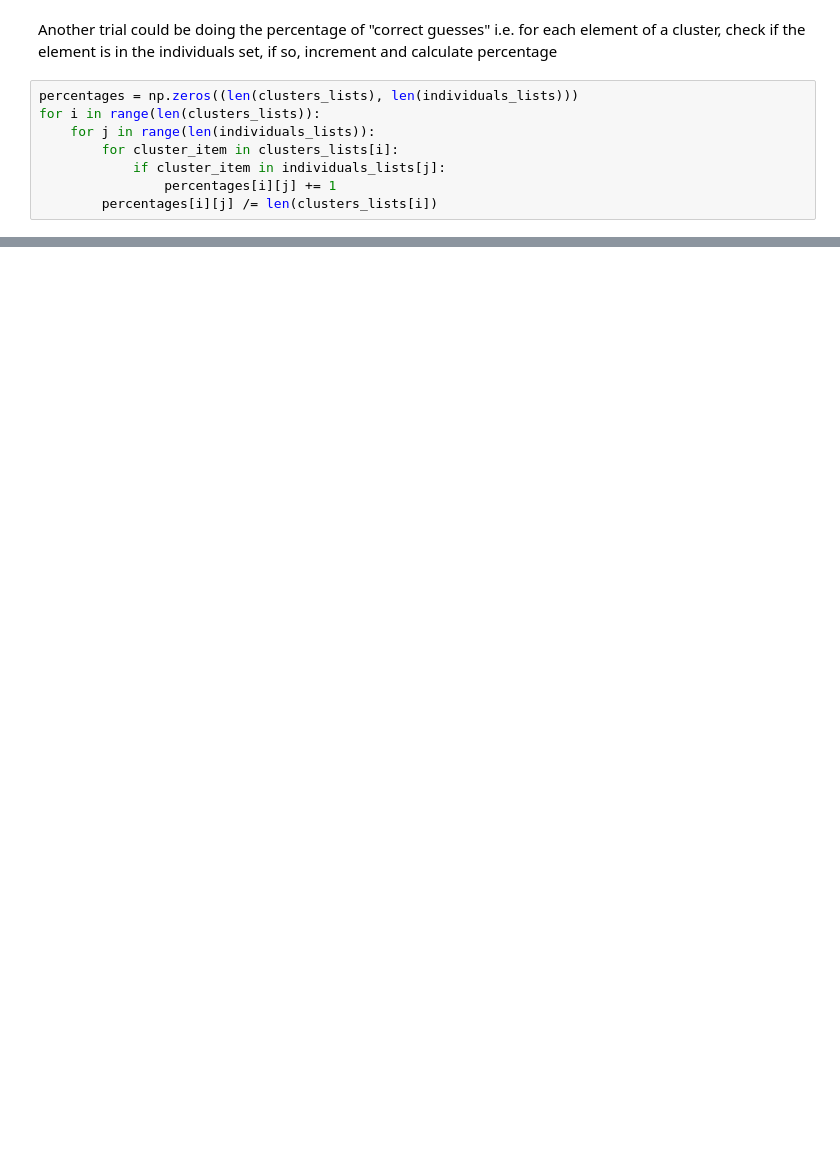
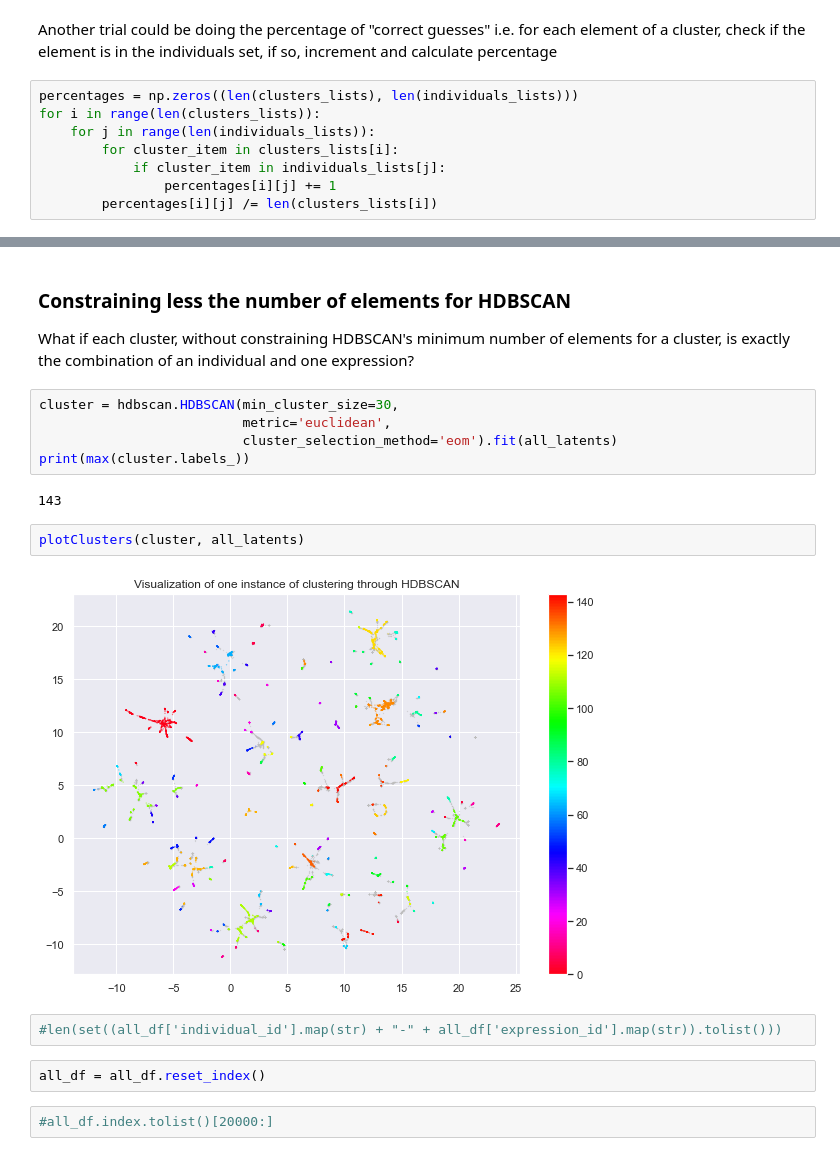
Before and after one commit to wedrid/Neural3DMM, a Jupyter notebook: explore_clusters/clusters_exploration.ipynb, the cells around one changed output, grey strips where cells are left out. Cells and saved outputs as stored; diff of their text form; blank space fills up the shorter version.

```diff
--- a/explore_clusters/clusters_exploration.ipynb
+++ b/explore_clusters/clusters_exploration.ipynb
@@ -250,0 +281,20 @@ Text(33.0, 0.5, 'Cluster')
+# %% [markdown]
+### Constraining less the number of elements for HDBSCAN
+What if each cluster, without constraining HDBSCAN's minimum number of elements for a cluster, is exactly the combination of an individual and one expression?
+# %%
+cluster = hdbscan.HDBSCAN(min_cluster_size=30,
+                          metric='euclidean',
+                          cluster_selection_method='eom').fit(all_latents)
+print(max(cluster.labels_))
+# %% [output]
+143
+# %%
+plotClusters(cluster, all_latents)
+# %% [output]
+[figure, added]
+# %%
+#len(set((all_df['individual_id'].map(str) + "-" + all_df['expression_id'].map(str)).tolist()))
+# %%
+all_df = all_df.reset_index()
+# %%
+#all_df.index.tolist()[20000:]
```
Also changed, not shown: parts of 18 cells of this notebook, 1 other file.
